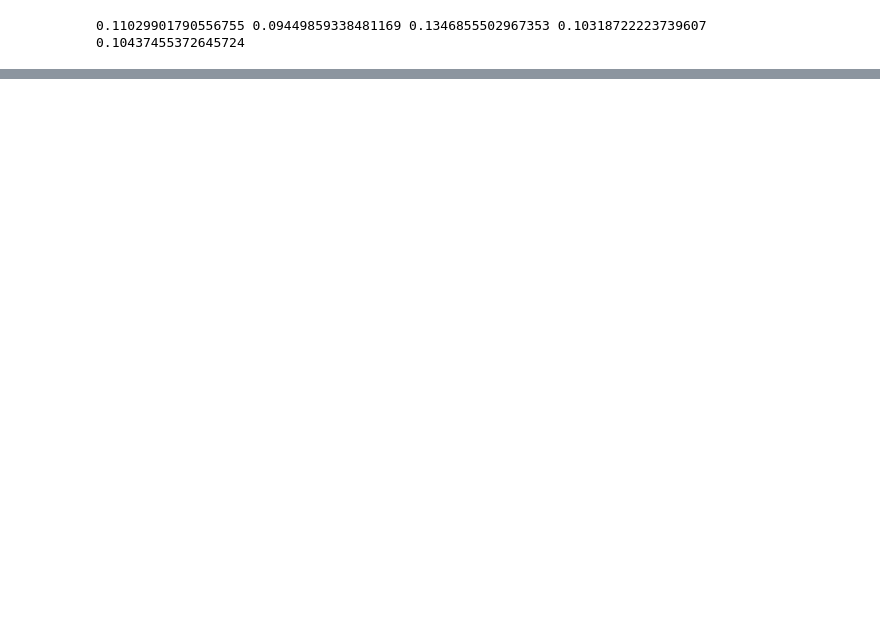
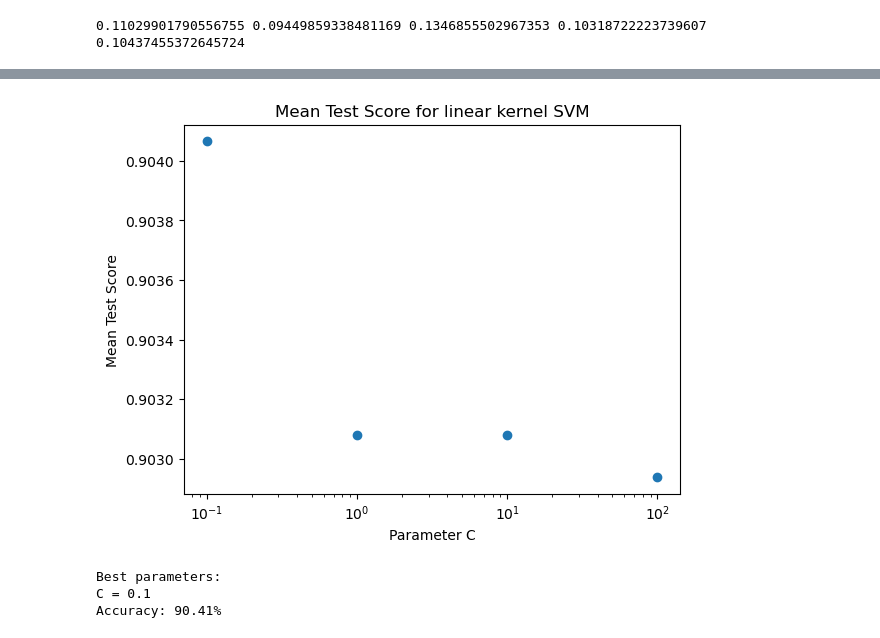
Before and after one commit to andrelopes2001/AA_Project_G6, a Jupyter notebook: code/data/data_analysis.ipynb, the cells around one changed output, grey strips where cells are left out. Drawn from its saved outputs; the diff is of its cells as text; code cells hidden in the pictures; blank space fills up the shorter version.

```diff
--- a/code/data/data_analysis.ipynb
+++ b/code/data/data_analysis.ipynb
@@ -479,0 +600,40 @@ print(mean_log_reg, mean_LDA, mean_QDA, mean_GNB, mean_KNN)
+# %%
+from sklearn.model_selection import GridSearchCV
+
+# Find best number of components for PCA
+max_accuracy = max(accuracies)
+max_index = accuracies.index(max_accuracy)+1
+
+pca, data_pca = pca_dr(X, n_components=max_index, verbosity=0)
+
+# Split the data into training and test sets
+X_train, X_test, y_train, y_test = train_test_split(data_pca, y, train_size=0.7)
+# %%
+# Select the optimal C parameter by cross-validation for linear kernel
+tuned_parameters = [{'C': [0.1, 1, 10, 100]}]
+svm_linear = GridSearchCV(SVC(kernel='linear'), tuned_parameters, cv=10, scoring='accuracy')
+svm_linear.fit(X_train, y_train)
+
+cv_results_linear = pd.DataFrame(svm_linear.cv_results_)
+
+# Takes around 5min to compute
+# %%
+fig, ax = plt.subplots()
+
+scatter = plt.scatter(cv_results_linear['param_C'], cv_results_linear['mean_test_score'])
+
+plt.xlabel('Parameter C')
+plt.ylabel('Mean Test Score')
+plt.title('Mean Test Score for linear kernel SVM')
+ax.set_xscale('log')
+#fig.colorbar(scatter).set_label('Accuracy Score')
+
+plt.show()
+
+print('Best parameters:\n' + 'C = ' + str(cv_results_linear.loc[cv_results_linear['mean_test_score'].idxmax()]['param_C']) +
+                             '\nAccuracy: ' + str(round(cv_results_linear['mean_test_score'].max()*100,2)) + '%')
+# %% [output]
+[figure, added]
+Best parameters:
+C = 0.1
+Accuracy: 90.41%
```
Also changed, not shown: parts of 31 cells of this notebook, 4 other files.
